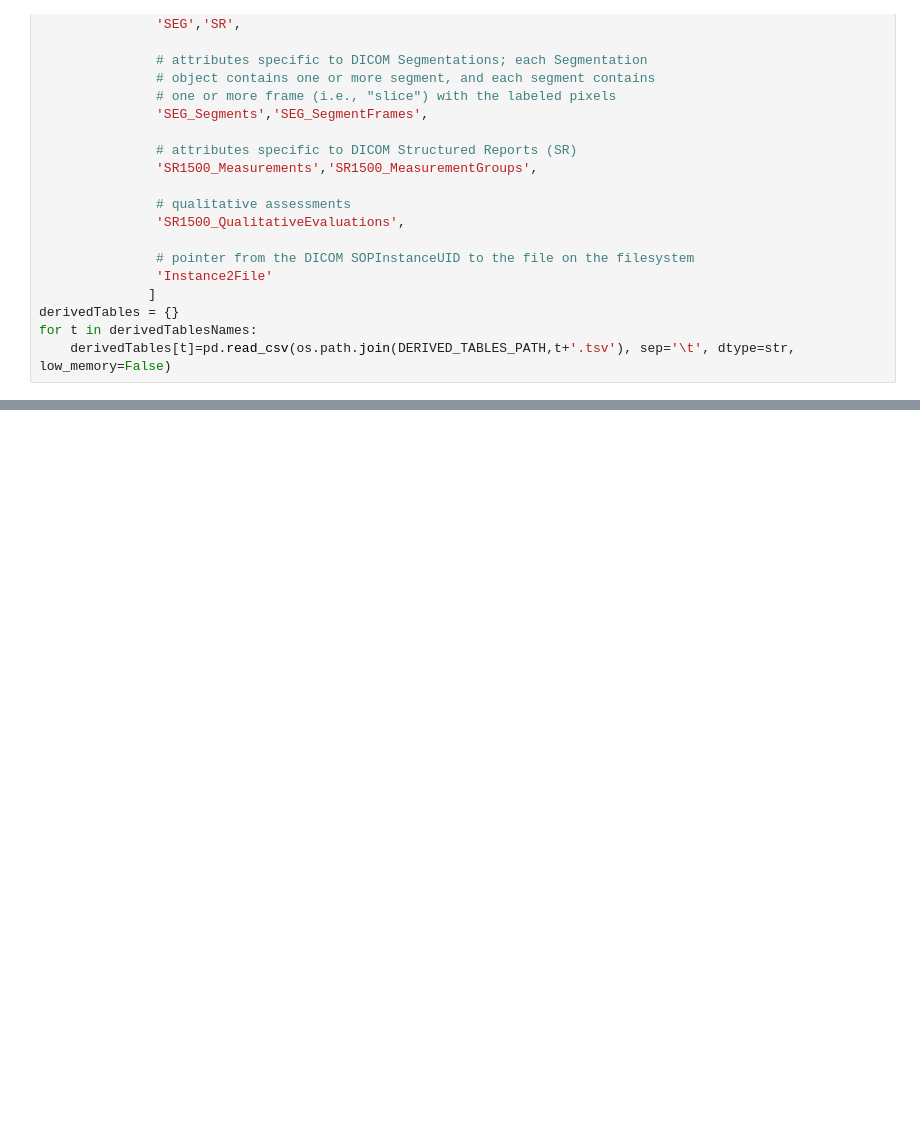
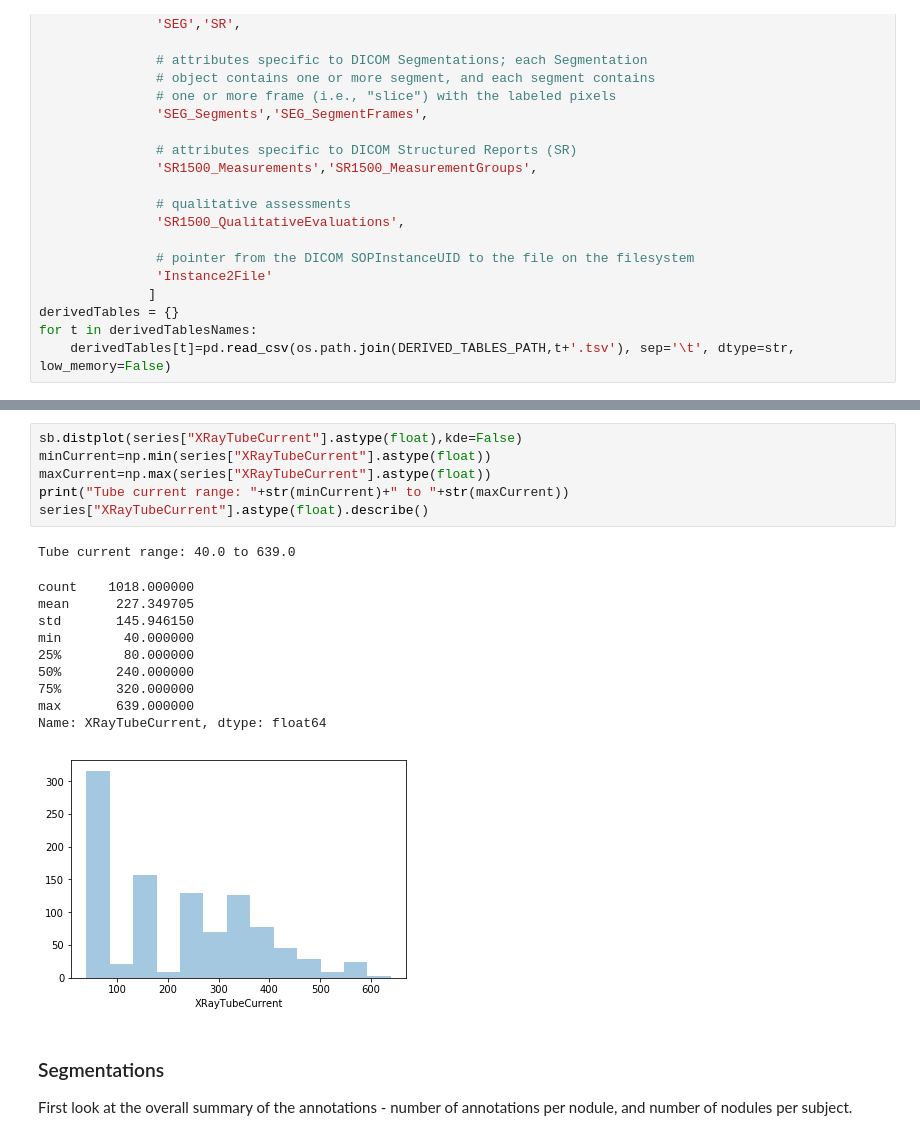
Before and after one commit to QIICR/lidc2dicom, a Jupyter notebook: notebooks/metadata_verification.ipynb, the cells around one changed output, grey strips where cells are left out. Cells and saved outputs as stored; diff of their text form; blank space fills up the shorter version.

```diff
--- a/notebooks/metadata_verification.ipynb
+++ b/notebooks/metadata_verification.ipynb
@@ -369,0 +464,22 @@ NameError: name 'stdour' is not defined
+# %%
+sb.distplot(series["XRayTubeCurrent"].astype(float),kde=False)
+minCurrent=np.min(series["XRayTubeCurrent"].astype(float))
+maxCurrent=np.max(series["XRayTubeCurrent"].astype(float))
+print("Tube current range: "+str(minCurrent)+" to "+str(maxCurrent))
+series["XRayTubeCurrent"].astype(float).describe()
+# %% [output]
+Tube current range: 40.0 to 639.0
+count    1018.000000
+mean      227.349705
+std       145.946150
+min        40.000000
+25%        80.000000
+50%       240.000000
+75%       320.000000
+max       639.000000
+Name: XRayTubeCurrent, dtype: float64
+[figure, added]
+# %% [markdown]
+### Segmentations
+
+First look at the overall summary of the annotations - number of annotations per nodule, and number of nodules per subject.
```
Also changed, not shown: parts of 69 cells of this notebook.
